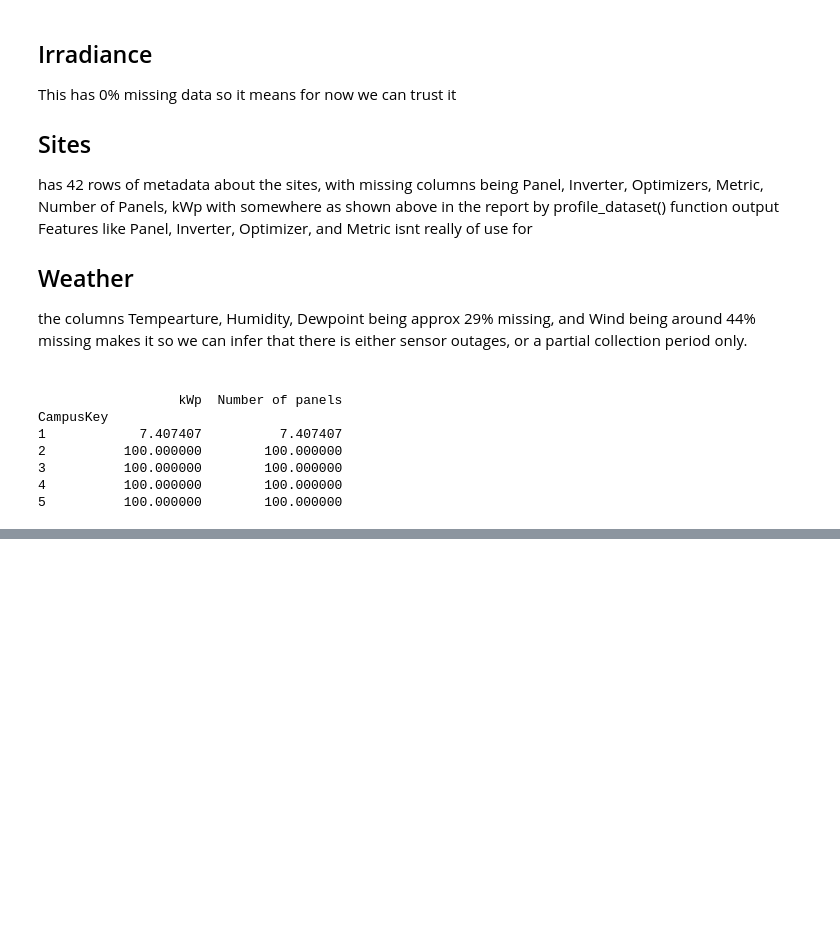
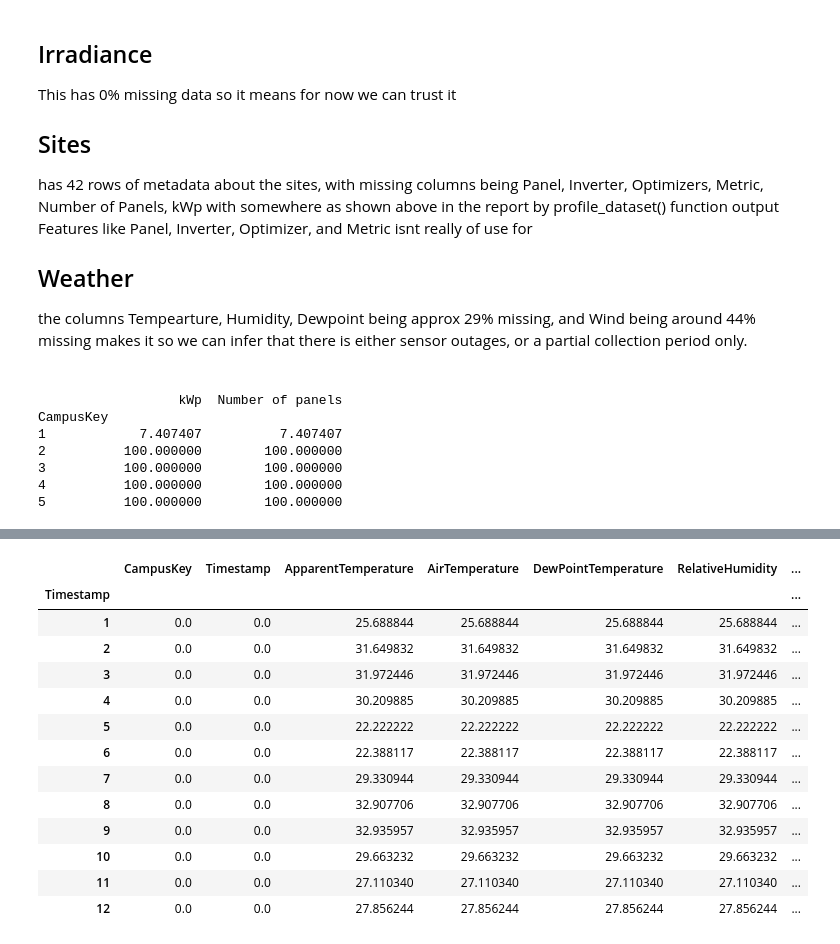
Before and after one commit to Aztec-h/solar-performance-intelligence, a Jupyter notebook: src/notebooks/01_data_quality.ipynb, the cells around one changed output, grey strips where cells are left out. Drawn from its saved outputs; the diff is of its cells as text; code cells hidden in the pictures; blank space fills up the shorter version.

```diff
--- a/src/notebooks/01_data_quality.ipynb
+++ b/src/notebooks/01_data_quality.ipynb
@@ -164,0 +428,19 @@ sites_clean.groupby(sites_clean['SiteKey']).agg(lambda x: x.isna().mean() * 100)
+# %%
+weather.isna().groupby(
+    weather["Timestamp"].dt.month
+).mean() * 100
+# %% [output]
+|  | CampusKey | Timestamp | ApparentTemperature | AirTemperature | DewPointTemperature | RelativeHumidity | ... |
+| Timestamp |  |  |  |  |  |  | ... |
+| 1 | 0.0 | 0.0 | 25.688844 | 25.688844 | 25.688844 | 25.688844 | ... |
+| 2 | 0.0 | 0.0 | 31.649832 | 31.649832 | 31.649832 | 31.649832 | ... |
+| 3 | 0.0 | 0.0 | 31.972446 | 31.972446 | 31.972446 | 31.972446 | ... |
+| 4 | 0.0 | 0.0 | 30.209885 | 30.209885 | 30.209885 | 30.209885 | ... |
+| 5 | 0.0 | 0.0 | 22.222222 | 22.222222 | 22.222222 | 22.222222 | ... |
+| 6 | 0.0 | 0.0 | 22.388117 | 22.388117 | 22.388117 | 22.388117 | ... |
+| 7 | 0.0 | 0.0 | 29.330944 | 29.330944 | 29.330944 | 29.330944 | ... |
+| 8 | 0.0 | 0.0 | 32.907706 | 32.907706 | 32.907706 | 32.907706 | ... |
+| 9 | 0.0 | 0.0 | 32.935957 | 32.935957 | 32.935957 | 32.935957 | ... |
+| 10 | 0.0 | 0.0 | 29.663232 | 29.663232 | 29.663232 | 29.663232 | ... |
+| 11 | 0.0 | 0.0 | 27.110340 | 27.110340 | 27.110340 | 27.110340 | ... |
+| 12 | 0.0 | 0.0 | 27.856244 | 27.856244 | 27.856244 | 27.856244 | ... |
```
Also changed, not shown: parts of 28 cells of this notebook, 19 other files.
